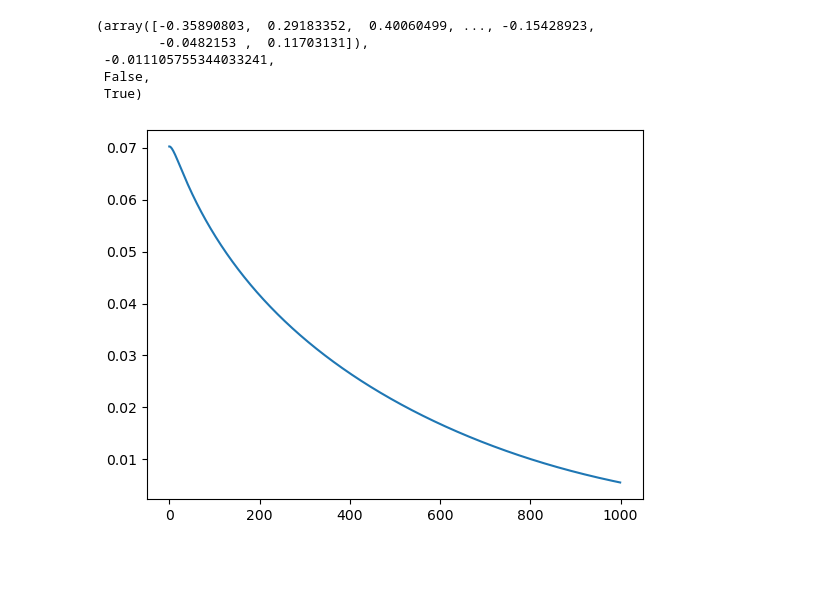
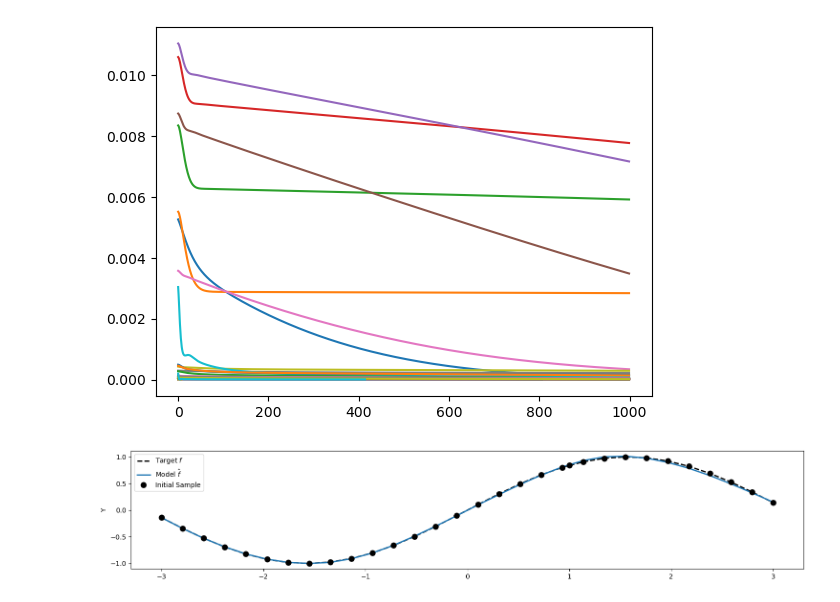
Before and after one commit to annnn-2/active_learning, a Jupyter notebook: arch_check.ipynb, the cells around one changed output. Cells and saved outputs as stored; diff of their text form; code cells hidden in the pictures; blank space fills up the shorter version.

```diff
--- a/arch_check.ipynb
+++ b/arch_check.ipynb
@@ -36,13 +36,12 @@ env.toy_Plot(X)
 # %%
-for i in
-env.Step([0])
+for i in np.linspace(-3,3,30):
+    env.Step([i])
 # %% [output]
-(array([-0.35890803,  0.29183352,  0.40060499, ..., -0.15428923,
-        -0.0482153 ,  0.11703131]),
- -0.011105755344033241,
- False,
- True)
-[figure, old version]
+[figure, new version]
+# %%
+env.toy_Plot(X)
+# %% [output]
+[figure, added]
 # %%
 env.Reset()
 # %% [output]
```
Also changed, not shown: parts of 4 cells of this notebook.
